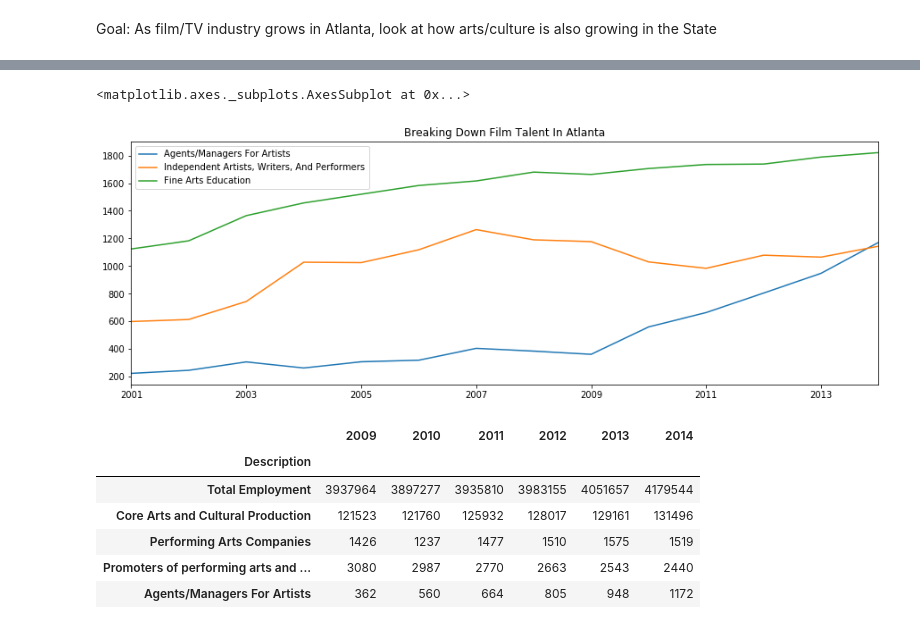
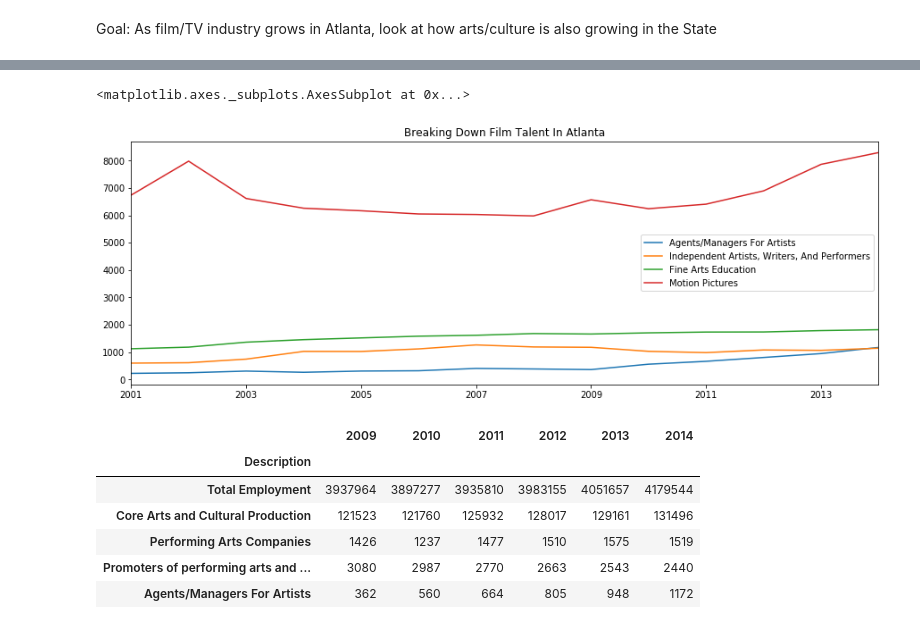
Before and after one commit to maijaliisa/studio-projects, a Jupyter notebook: code/georgians_in_the_arts/ATLANTANS_IN_THE_ARTS.ipynb, the cells around one changed output, grey strips where cells are left out. Drawn from its saved outputs; the diff is of its cells as text; code cells hidden in the pictures.

```diff
--- a/code/georgians_in_the_arts/ATLANTANS_IN_THE_ARTS.ipynb
+++ b/code/georgians_in_the_arts/ATLANTANS_IN_THE_ARTS.ipynb
@@ -34,11 +35,12 @@ ga_arts
 # %%
 ax = ga_arts.loc['Agents/Managers For Artists'].plot(figsize=(15,5),legend=True)
 #ga_arts.loc['Motion Pictures'].plot(figsize=(15,5), legend=True, ax=ax)
 ga_arts.loc['Independent Artists, Writers, And Performers'].plot(figsize=(15,5), legend=True, ax=ax, title='Breaking Down Film Talent In Atlanta')
 ga_arts.loc['Fine Arts Education'].plot(figsize=(15,5), legend=True, ax=ax)
+ga_arts.loc['Motion Pictures'].plot(figsize=(15,5), legend=True, ax=ax)
 # %% [output]
 <matplotlib.axes._subplots.AxesSubplot at 0x...>
-[figure, old version]
+[figure, new version]
 # %%
 #Make a chart of: "Agents/Managers For Artists, Motion Pictures, Sound Recording
 #This chart will show how film is driving specific jobs"
```
Also changed, not shown: parts of 8 cells of this notebook, 25 other files.
